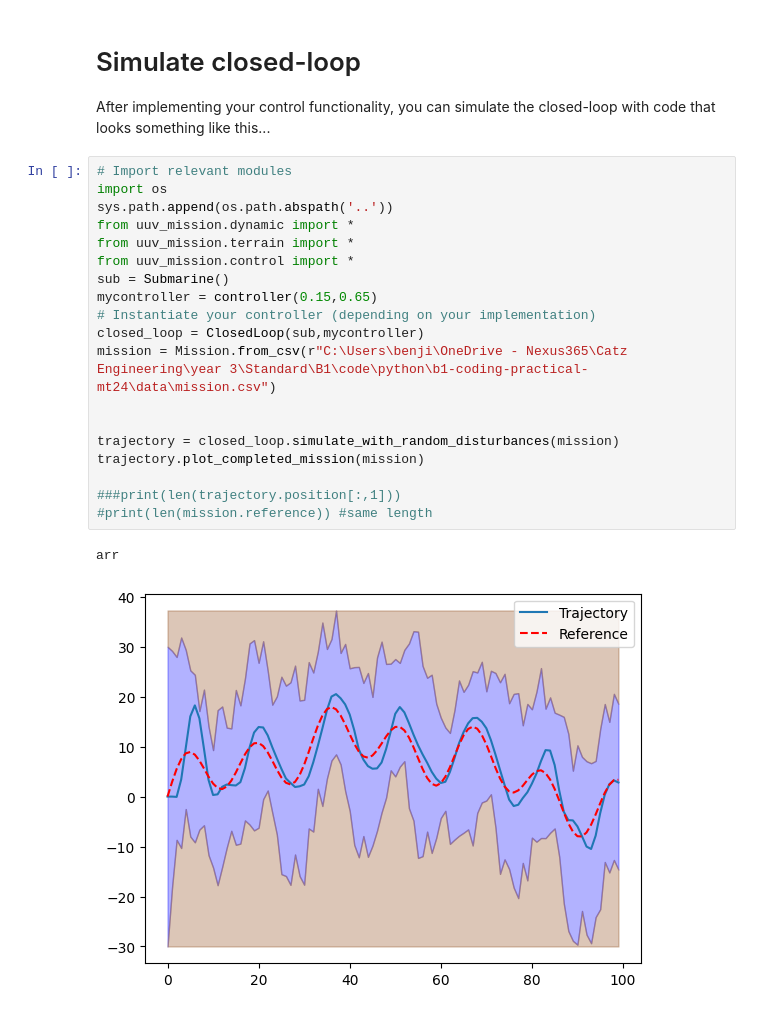
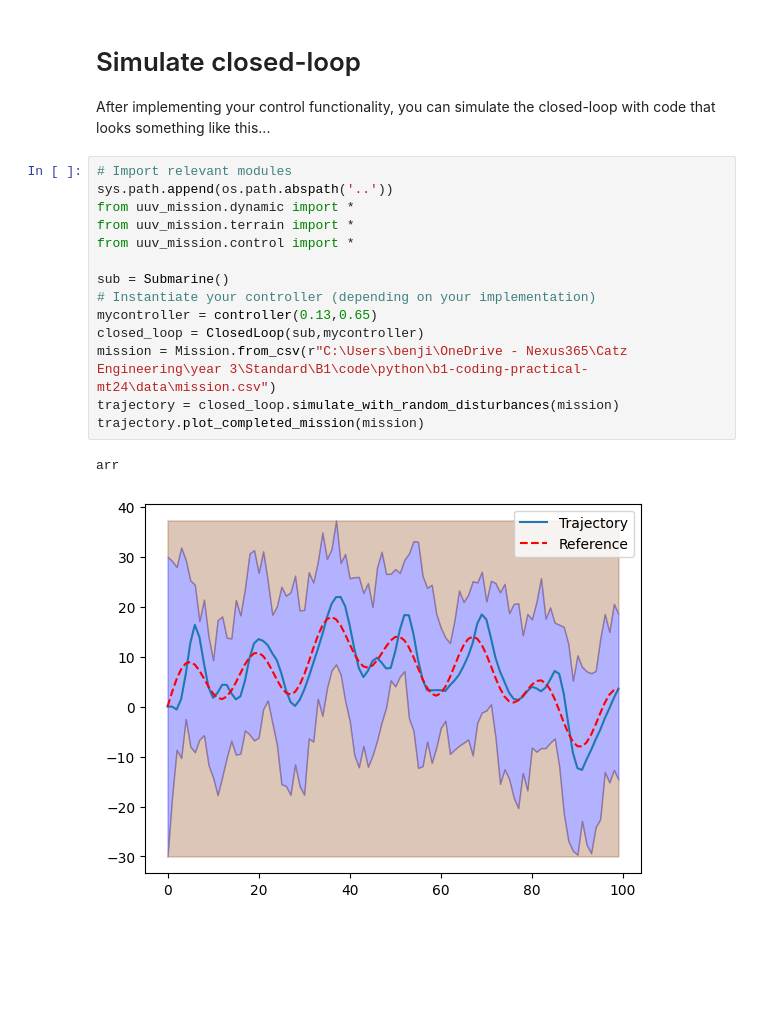
Before and after one commit to benji0208/b1-coding-practical-mt24, a Jupyter notebook: notebooks/demo.ipynb, the cells around one changed output. Drawn from its saved outputs; the diff is of its cells as text; blank space fills up the shorter version.

```diff
--- a/notebooks/demo.ipynb
+++ b/notebooks/demo.ipynb
@@ -49,24 +11,19 @@ for i in range (0,10):
 After implementing your control functionality, you can simulate the closed-loop with code that looks something like this...
 # %%
 # Import relevant modules
-import os
 sys.path.append(os.path.abspath('..'))
 from uuv_mission.dynamic import *
 from uuv_mission.terrain import *
 from uuv_mission.control import *
+
 sub = Submarine()
-mycontroller = controller(0.15,0.65)
 # Instantiate your controller (depending on your implementation)
+mycontroller = controller(0.13,0.65)
 closed_loop = ClosedLoop(sub,mycontroller)
 mission = Mission.from_csv(r"C:\Users\benji\OneDrive - Nexus365\Catz Engineering\year 3\Standard\B1\code\python\b1-coding-practical-mt24\data\mission.csv")
-
-
 trajectory = closed_loop.simulate_with_random_disturbances(mission)
 trajectory.plot_completed_mission(mission)
-
-###print(len(trajectory.position[:,1]))
-#print(len(mission.reference)) #same length
 # %% [output]
 arr
-[figure, old version]
+[figure, new version]
 # %%
```
Also changed, not shown: parts of 5 cells of this notebook, 1 other file.
